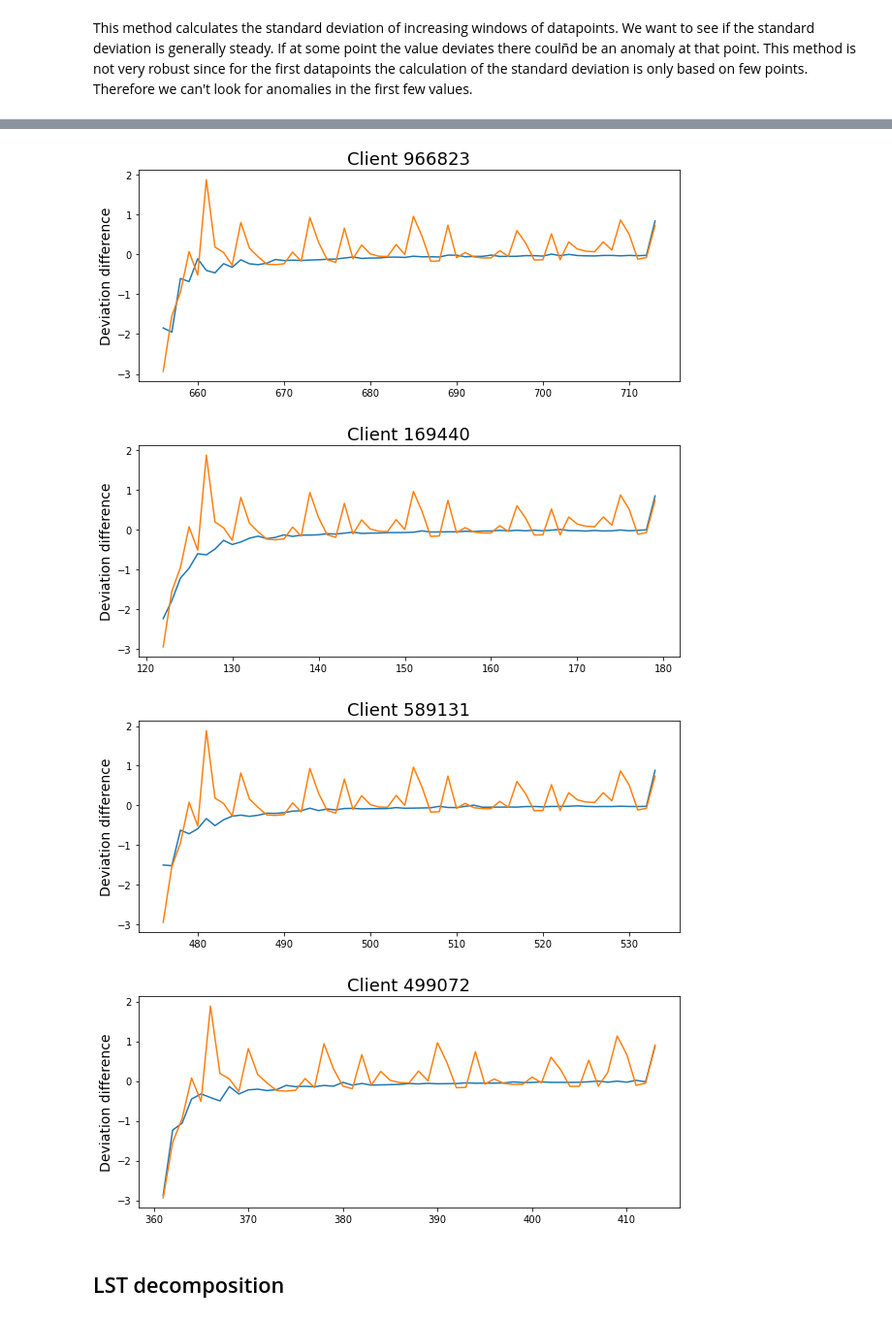
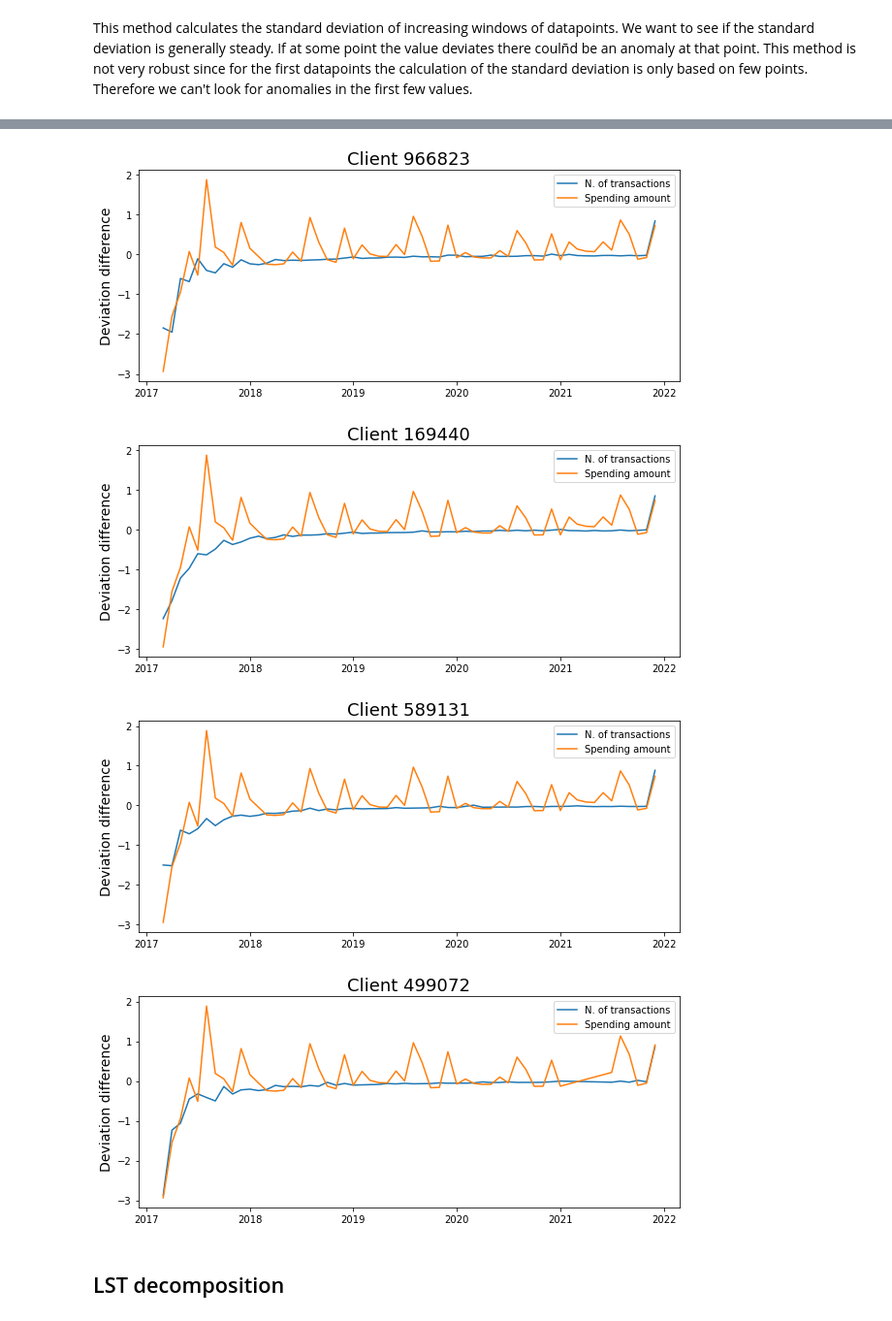
Before and after one commit to luismarcoslc/anomaly_detection, a Jupyter notebook: anomaly_detection.ipynb, the cells around one changed output, grey strips where cells are left out. Shown at 97% size. Cells and saved outputs as stored; diff of their text form; code cells hidden in the pictures.

```diff
--- a/anomaly_detection.ipynb
+++ b/anomaly_detection.ipynb
@@ -91,7 +92,8 @@ display(df.head())
 # Transform to date format again
 df['date'] = pd.to_datetime(df['date'], format='%Y-%m')
 # Get rid of days
-df['date'] = df['date'].dt.strftime('%Y-%m')
+# df['date'] = df['date'].dt.strftime('%Y-%m')
+display(df.head())
 # %% [output]
 |  | date | amount_mean | amount_count |
 | 0 | 2017-01 | 50.011383 | 70 |
@@ -368,6 +362,9 @@ for client in clients:
     current_client = df[df['client_id'] == client]
     month_deviations_spending = current_client.groupby(by=[current_client.date.dt.month], as_index = False).agg(deviations = ('amount_mean', 'std'))
     month_deviations_transactions = current_client.groupby(by=[current_client.date.dt.month], as_index = False).agg(deviations = ('amount_count', 'std'))
+
+    months = ['Jan', 'Feb', 'Mar', 'Apr', 'May', 'Jun', 'Jul', 'Aug', 'Sep', 'Oct', 'Nov', 'Dec']
+    xi = list(range(months))
 
     plt.figure(figsize=(10,4))
     plt.plot(month_deviations_spending, label = 'Spending')
@@ -375,5 +372,6 @@ for client in clients:
     plt.title(f'Client {client}', fontsize=18)
     plt.ylabel('Deviation', fontsize=14)
     plt.xlabel('Month', fontsize=14)
+    plt.xticks(xi, months)
     plt.legend()
 # %% [output]
@@ -400,7 +385,6 @@ This method calculates the standard deviation of increasing windows of datapoint
 # %%
 for client in clients:
     current_client = df[df['client_id'] == client]
-
 
     rolling_deviations_spend = pd.Series(dtype=float, index = current_client.index)
     rolling_deviations_transact = pd.Series(dtype=float, index = current_client.index)
@@ -424,8 +408,9 @@ for client in clients:
 
 
     plt.figure(figsize=(10,4))
-    plt.plot(diff_rolling_deviations_t)
-    plt.plot(diff_rolling_deviations_s)
+    plt.plot(current_client.date[2:], diff_rolling_deviations_t.iloc[:], label = "N. of transactions")
+    plt.plot(current_client.date[2:], diff_rolling_deviations_s,  label = "Spending amount")
     plt.title(f'Client {client}', fontsize=18)
     plt.ylabel('Deviation difference', fontsize=14)
+    plt.legend()
 # %% [output]
@@ -442,6 +427,6 @@ for client in clients:
-[figure, old version]
+[figure, new version]
-[figure, old version]
+[figure, new version]
-[figure, old version]
+[figure, new version]
-[figure, old version]
+[figure, new version]
 # %% [markdown]
 ## LST decomposition
```
Also changed, not shown: parts of 17 cells of this notebook.
